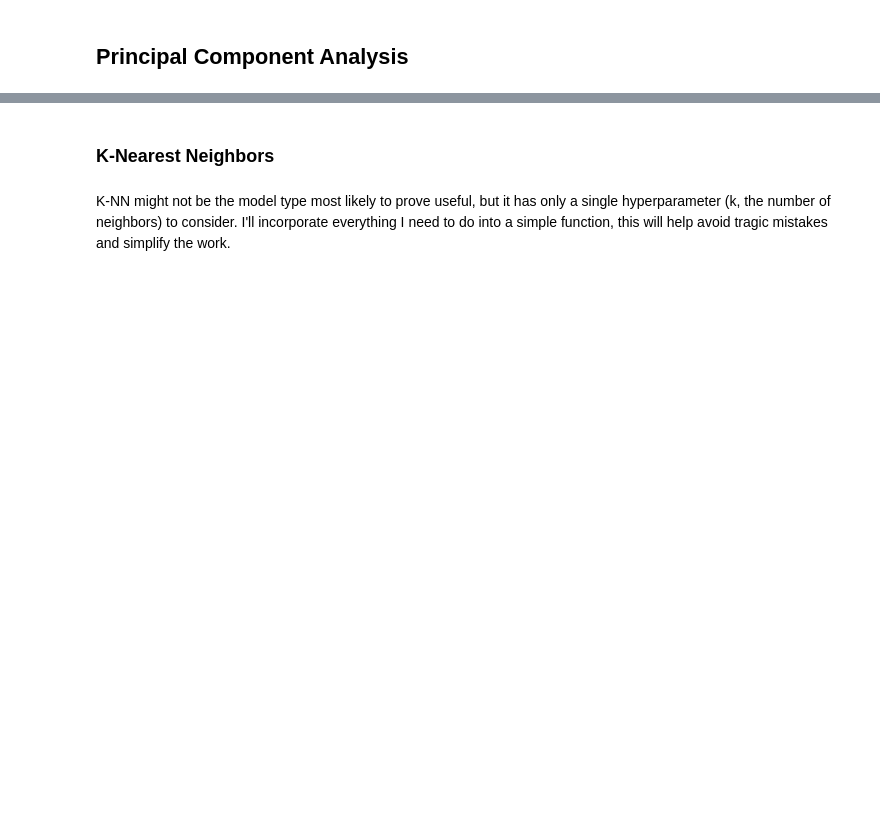
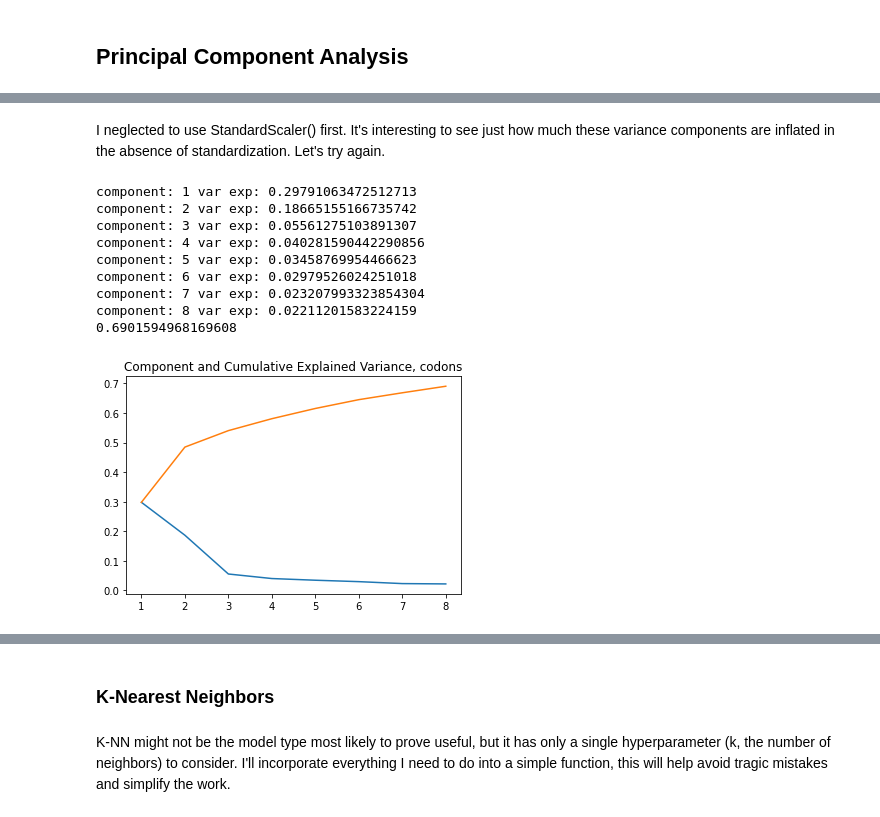
Before and after one commit to skizlik/capstone-2-dna-taxon-prediction, a Jupyter notebook: Capstone 2 Modeling.ipynb, the cells around one changed output, grey strips where cells are left out. Saved outputs shown, nothing was run; the diff lists cells and outputs as text; code cells hidden in the pictures; blank space fills up the shorter version.

```diff
--- a/Capstone 2 Modeling.ipynb
+++ b/Capstone 2 Modeling.ipynb
@@ -89,0 +93,29 @@ component: 8 var exp: 0.022096884397945937
+# %% [markdown]
+I neglected to use StandardScaler() first. It's interesting to see just how much these variance components are inflated in the absence of standardization.  Let's try again.
+# %%
+ss = StandardScaler()
+codon_ss = ss.fit_transform(cu[codon_list])
+
+c = 8
+pca = PCA(n_components=c)
+pca_fit = pca.fit_transform(codon_ss)
+
+plt.plot(range(1,c+1), pca.explained_variance_ratio_)
+plt.plot(range(1,c+1), np.cumsum(pca.explained_variance_ratio_))
+plt.title("Component and Cumulative Explained Variance, codons")
+
+for i in range(0,c):
+    print('component:', i+1, 'var exp:', pca.explained_variance_ratio_[i])
+
+print(sum(pca.explained_variance_ratio_))
+# %% [output]
+component: 1 var exp: 0.29791063472512713
+component: 2 var exp: 0.18665155166735742
+component: 3 var exp: 0.05561275103891307
+component: 4 var exp: 0.040281590442290856
+component: 5 var exp: 0.03458769954466623
+component: 6 var exp: 0.02979526024251018
+component: 7 var exp: 0.023207993323854304
+component: 8 var exp: 0.02211201583224159
+0.6901594968169608
+[figure, added]
```
Also changed, not shown: parts of 48 cells of this notebook.
